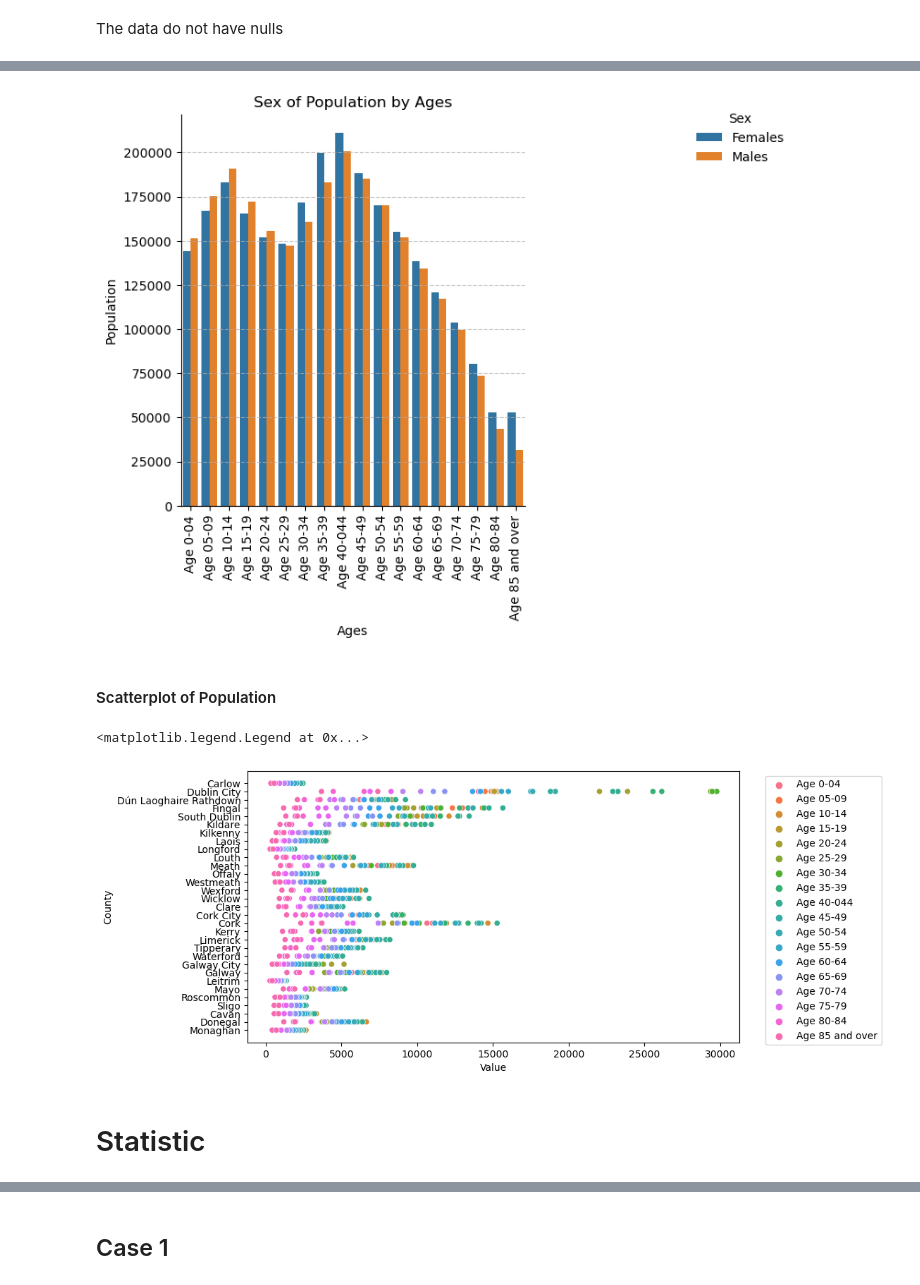
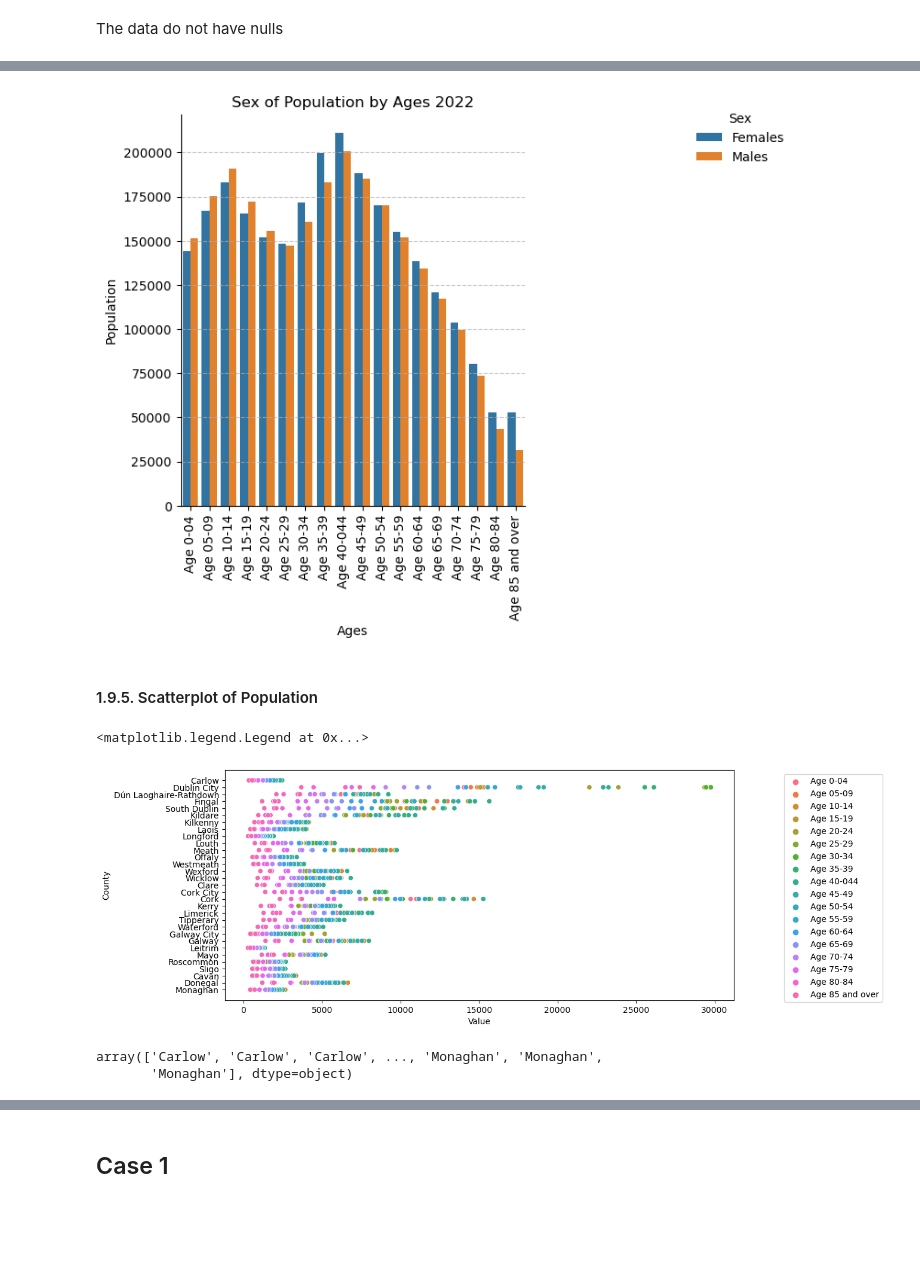
Before and after one commit to zeros2018/population_ireland, a Jupyter notebook: Population Project.ipynb, the cells around one changed output, grey strips where cells are left out. Cells and saved outputs as stored; diff of their text form; code cells hidden in the pictures; blank space fills up the shorter version.

```diff
--- a/Population Project.ipynb
+++ b/Population Project.ipynb
@@ -522,5 +523,9 @@ df_population_2022['County'] = df_population_2022['County'].str.replace(' City &
+# %%
+df_population_2022['County'] = df_population_2022['County'].str.replace(' City &', '')
 # %%
 df_population_2022['County'] = df_population_2022['County'].str.replace('Mayo ', 'Mayo')
+# %%
+df_population_2022['County'] = df_population_2022['County'].str.replace('Dún Laoghaire Rathdown', 'Dún Laoghaire-Rathdown')
 # %%
 df_population_2022['County'].unique()
 # %% [output]
@@ -819,7 +797,7 @@ g = sns.catplot(
     data=df_sex,     # dataframe to plot
     kind="bar",
 )
-plt.title('Sex of Population by Ages')
+plt.title('Sex of Population by Ages 2022')
 plt.xlabel('Ages')
 plt.ylabel('Population')
 plt.xticks(rotation=90)
@@ -828,15 +806,18 @@ plt.grid(axis='y', linestyle='--', alpha=0.7)
 sns.move_legend(g, "upper center", bbox_to_anchor=(1.2, 1), title='Sex')
 plt.show()
 # %% [output]
-[figure, old version]
+[figure, new version]
 # %% [markdown]
-#### Scatterplot of Population
+#### 1.9.5. Scatterplot of Population
 # %%
-plt.figure(figsize=(9,5))
+plt.figure(figsize=(11,5))
 sns.scatterplot(data = df_population_2022, x= "Value", y ="County", hue="Age")
 plt.legend(loc="upper right", bbox_to_anchor=(1.3,1))
 # %% [output]
 <matplotlib.legend.Legend at 0x...>
-[figure, old version]
+[figure, new version]
-# %% [markdown]
-# Statistic
+# %%
+np.array(df_population["County"])
+# %% [output]
+array(['Carlow', 'Carlow', 'Carlow', ..., 'Monaghan', 'Monaghan',
+       'Monaghan'], dtype=object)
```
Also changed, not shown: parts of 169 cells of this notebook, 1 other file.
